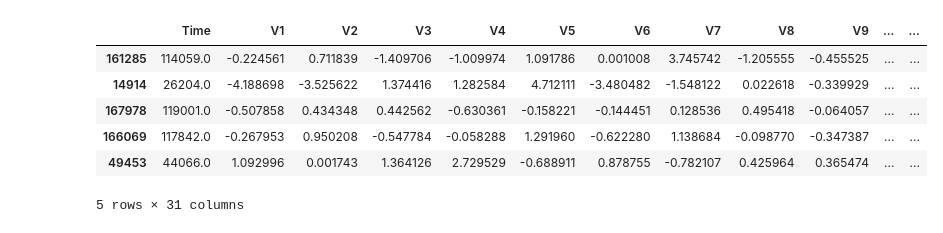
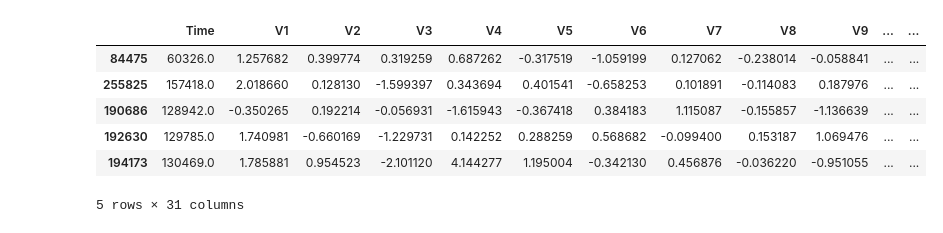
Before and after one commit to Imshubhham/Imshubham, a Jupyter notebook: Credit_card_fraud_detection.ipynb, the cells around one changed output. Cells and saved outputs as stored; diff of their text form; code cells hidden in the pictures.

```diff
--- a/Credit_card_fraud_detection.ipynb
+++ b/Credit_card_fraud_detection.ipynb
@@ -161,16 +172,16 @@ df.groupby('Class').mean()
 2 rows × 30 columns
 # %%
-legit_sample = legit.sample(500)
+legit_sample = legit.sample(n=492)
 # %%
-new_df = pd.concat([legit_sample, fraud], axis=0)
+new_dataset = pd.concat([legit_sample, fraud], axis=0)
 # %%
-new_df.head()
+new_dataset.head()
 # %% [output]
 |  | Time | V1 | V2 | V3 | V4 | V5 | V6 | V7 | V8 | V9 | ... | ... |
-| 161285 | 114059.0 | -0.224561 | 0.711839 | -1.409706 | -1.009974 | 1.091786 | 0.001008 | 3.745742 | -1.205555 | -0.455525 | ... | ... |
-| 14914 | 26204.0 | -4.188698 | -3.525622 | 1.374416 | 1.282584 | 4.712111 | -3.480482 | -1.548122 | 0.022618 | -0.339929 | ... | ... |
-| 167978 | 119001.0 | -0.507858 | 0.434348 | 0.442562 | -0.630361 | -0.158221 | -0.144451 | 0.128536 | 0.495418 | -0.064057 | ... | ... |
-| 166069 | 117842.0 | -0.267953 | 0.950208 | -0.547784 | -0.058288 | 1.291960 | -0.622280 | 1.138684 | -0.098770 | -0.347387 | ... | ... |
-| 49453 | 44066.0 | 1.092996 | 0.001743 | 1.364126 | 2.729529 | -0.688911 | 0.878755 | -0.782107 | 0.425964 | 0.365474 | ... | ... |
+| 84475 | 60326.0 | 1.257682 | 0.399774 | 0.319259 | 0.687262 | -0.317519 | -1.059199 | 0.127062 | -0.238014 | -0.058841 | ... | ... |
+| 255825 | 157418.0 | 2.018660 | 0.128130 | -1.599397 | 0.343694 | 0.401541 | -0.658253 | 0.101891 | -0.114083 | 0.187976 | ... | ... |
+| 190686 | 128942.0 | -0.350265 | 0.192214 | -0.056931 | -1.615943 | -0.367418 | 0.384183 | 1.115087 | -0.155857 | -1.136639 | ... | ... |
+| 192630 | 129785.0 | 1.740981 | -0.660169 | -1.229731 | 0.142252 | 0.288259 | 0.568682 | -0.099400 | 0.153187 | 1.069476 | ... | ... |
+| 194173 | 130469.0 | 1.785881 | 0.954523 | -2.101120 | 4.144277 | 1.195004 | -0.342130 | 0.456876 | -0.036220 | -0.951055 | ... | ... |
 5 rows × 31 columns
 # %%
```
Also changed, not shown: parts of 38 cells of this notebook.
